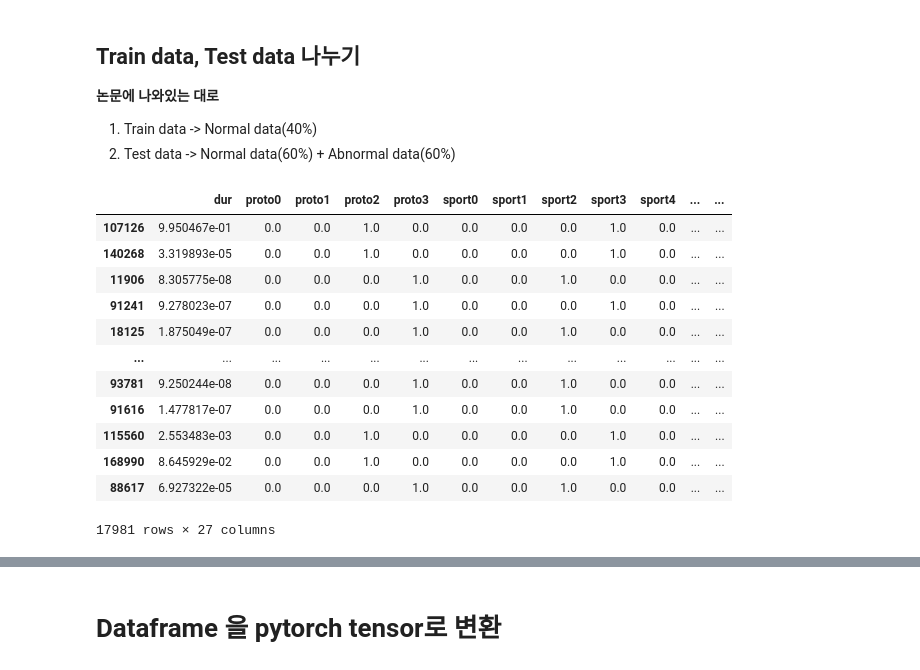
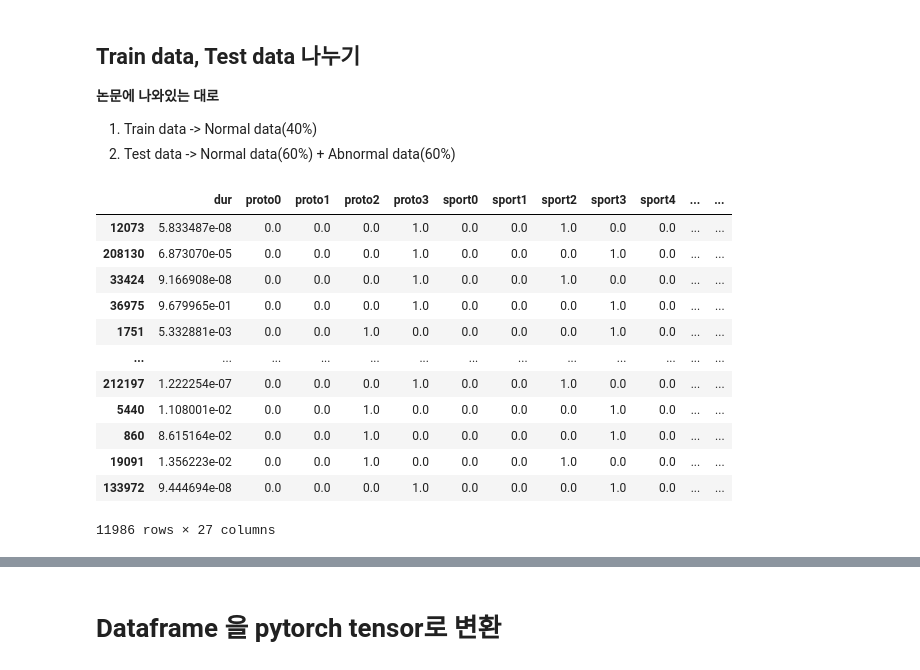
Before and after one commit to Albatross3/CapstoneDesign_DataAnalysis, a Jupyter notebook: CTU-13(9)_Analysis.ipynb, the cells around one changed output, grey strips where cells are left out. Drawn from its saved outputs; the diff is of its cells as text; code cells hidden in the pictures.

```diff
--- a/CTU-13(9)_Analysis.ipynb
+++ b/CTU-13(9)_Analysis.ipynb
@@ -91,22 +91,22 @@ abnormal_dataset=dataset[dataset['target']==1]
 # 정상 dataset -> Train 정상 / Test 정상 나누기 , 40%:60%
 normal_dataset = normal_dataset.drop(['target'],axis=1) # 'target' feature drop
 train_normal,test_normal=train_test_split(normal_dataset, test_size=0.6, random_state=42)
-# %%
-test_normal
-# %% [output]
-|  | dur | proto0 | proto1 | proto2 | proto3 | sport0 | sport1 | sport2 | sport3 | sport4 | ... | ... |
-| 107126 | 9.950467e-01 | 0.0 | 0.0 | 1.0 | 0.0 | 0.0 | 0.0 | 0.0 | 1.0 | 0.0 | ... | ... |
-| 140268 | 3.319893e-05 | 0.0 | 0.0 | 1.0 | 0.0 | 0.0 | 0.0 | 0.0 | 1.0 | 0.0 | ... | ... |
-| 11906 | 8.305775e-08 | 0.0 | 0.0 | 0.0 | 1.0 | 0.0 | 0.0 | 1.0 | 0.0 | 0.0 | ... | ... |
-| 91241 | 9.278023e-07 | 0.0 | 0.0 | 0.0 | 1.0 | 0.0 | 0.0 | 0.0 | 1.0 | 0.0 | ... | ... |
-| 18125 | 1.875049e-07 | 0.0 | 0.0 | 0.0 | 1.0 | 0.0 | 0.0 | 1.0 | 0.0 | 0.0 | ... | ... |
-| ... | ... | ... | ... | ... | ... | ... | ... | ... | ... | ... | ... | ... |
-| 93781 | 9.250244e-08 | 0.0 | 0.0 | 0.0 | 1.0 | 0.0 | 0.0 | 1.0 | 0.0 | 0.0 | ... | ... |
-| 91616 | 1.477817e-07 | 0.0 | 0.0 | 0.0 | 1.0 | 0.0 | 0.0 | 1.0 | 0.0 | 0.0 | ... | ... |
-| 115560 | 2.553483e-03 | 0.0 | 0.0 | 1.0 | 0.0 | 0.0 | 0.0 | 0.0 | 1.0 | 0.0 | ... | ... |
-| 168990 | 8.645929e-02 | 0.0 | 0.0 | 1.0 | 0.0 | 0.0 | 0.0 | 0.0 | 1.0 | 0.0 | ... | ... |
-| 88617 | 6.927322e-05 | 0.0 | 0.0 | 0.0 | 1.0 | 0.0 | 0.0 | 1.0 | 0.0 | 0.0 | ... | ... |
-17981 rows × 27 columns
+# %%
+train_normal
+# %% [output]
+|  | dur | proto0 | proto1 | proto2 | proto3 | sport0 | sport1 | sport2 | sport3 | sport4 | ... | ... |
+| 12073 | 5.833487e-08 | 0.0 | 0.0 | 0.0 | 1.0 | 0.0 | 0.0 | 1.0 | 0.0 | 0.0 | ... | ... |
+| 208130 | 6.873070e-05 | 0.0 | 0.0 | 0.0 | 1.0 | 0.0 | 0.0 | 0.0 | 1.0 | 0.0 | ... | ... |
+| 33424 | 9.166908e-08 | 0.0 | 0.0 | 0.0 | 1.0 | 0.0 | 0.0 | 1.0 | 0.0 | 0.0 | ... | ... |
+| 36975 | 9.679965e-01 | 0.0 | 0.0 | 0.0 | 1.0 | 0.0 | 0.0 | 0.0 | 1.0 | 0.0 | ... | ... |
+| 1751 | 5.332881e-03 | 0.0 | 0.0 | 1.0 | 0.0 | 0.0 | 0.0 | 0.0 | 1.0 | 0.0 | ... | ... |
+| ... | ... | ... | ... | ... | ... | ... | ... | ... | ... | ... | ... | ... |
+| 212197 | 1.222254e-07 | 0.0 | 0.0 | 0.0 | 1.0 | 0.0 | 0.0 | 1.0 | 0.0 | 0.0 | ... | ... |
+| 5440 | 1.108001e-02 | 0.0 | 0.0 | 1.0 | 0.0 | 0.0 | 0.0 | 0.0 | 1.0 | 0.0 | ... | ... |
+| 860 | 8.615164e-02 | 0.0 | 0.0 | 1.0 | 0.0 | 0.0 | 0.0 | 0.0 | 1.0 | 0.0 | ... | ... |
+| 19091 | 1.356223e-02 | 0.0 | 0.0 | 1.0 | 0.0 | 0.0 | 0.0 | 1.0 | 0.0 | 0.0 | ... | ... |
+| 133972 | 9.444694e-08 | 0.0 | 0.0 | 0.0 | 1.0 | 0.0 | 0.0 | 0.0 | 1.0 | 0.0 | ... | ... |
+11986 rows × 27 columns
 # %%
 # 비정상 dataset에서 random 으로 60% 추출
 test_abnormal = abnormal_dataset.sample(frac=0.6)
```
Also changed, not shown: parts of 11 cells of this notebook, 4 other files.
